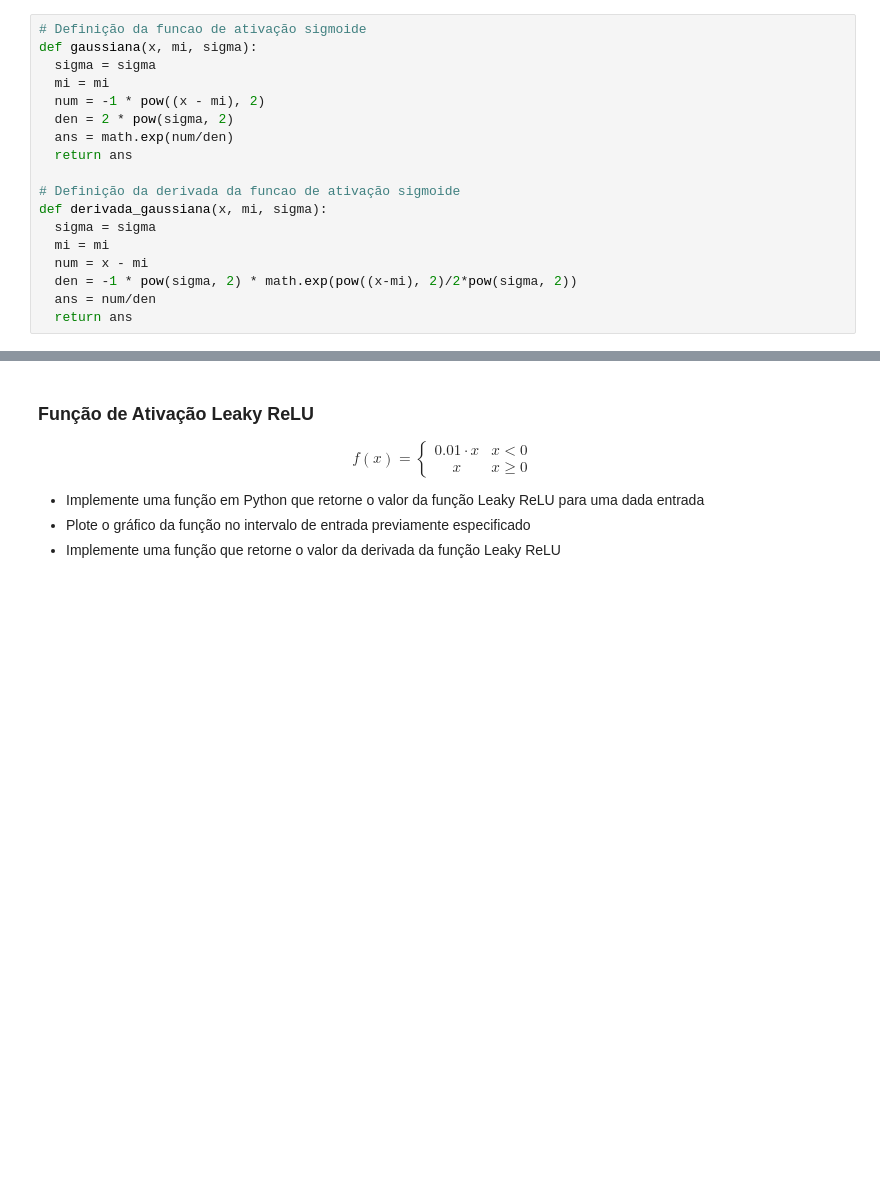
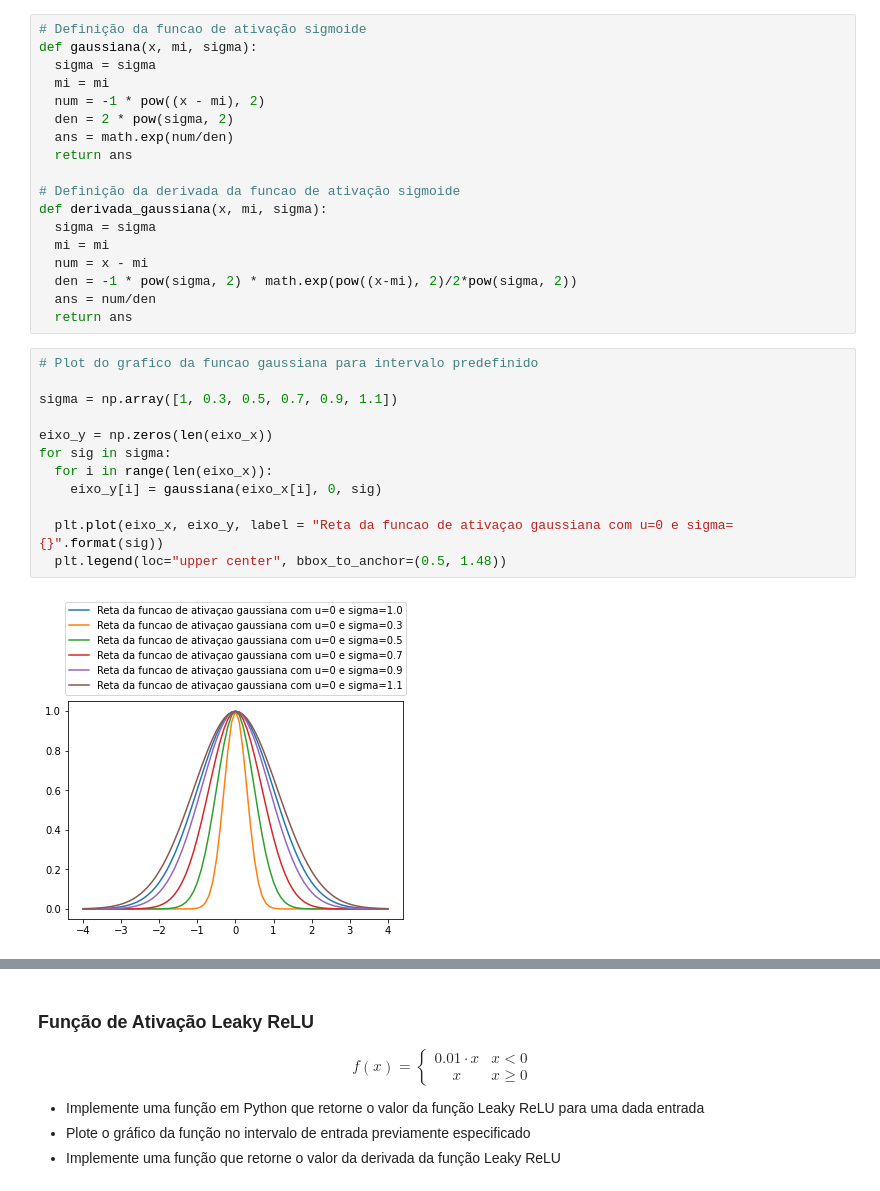
Before and after one commit to IanAlves21/Funcoes-de-Ativacao-RNA, a Jupyter notebook: Funções_de_Ativação.ipynb, the cells around one changed output, grey strips where cells are left out. Cells and saved outputs as stored; diff of their text form; blank space fills up the shorter version.

```diff
--- a/Funções_de_Ativação.ipynb
+++ b/Funções_de_Ativação.ipynb
@@ -228,3 +228,17 @@ def derivada_gaussiana(x, mi, sigma):
   den = -1 * pow(sigma, 2) * math.exp(pow((x-mi), 2)/2*pow(sigma, 2))
   ans = num/den
   return ans
+# %%
+# Plot do grafico da funcao gaussiana para intervalo predefinido
+
+sigma = np.array([1, 0.3, 0.5, 0.7, 0.9, 1.1])
+
+eixo_y = np.zeros(len(eixo_x))
+for sig in sigma:
+  for i in range(len(eixo_x)):
+    eixo_y[i] = gaussiana(eixo_x[i], 0, sig)
+
+  plt.plot(eixo_x, eixo_y, label = "Reta da funcao de ativaçao gaussiana com u=0 e sigma={}".format(sig))
+  plt.legend(loc="upper center", bbox_to_anchor=(0.5, 1.48))
+# %% [output]
+[figure, added]
```
Also changed, not shown: parts of 1 cell of this notebook.
